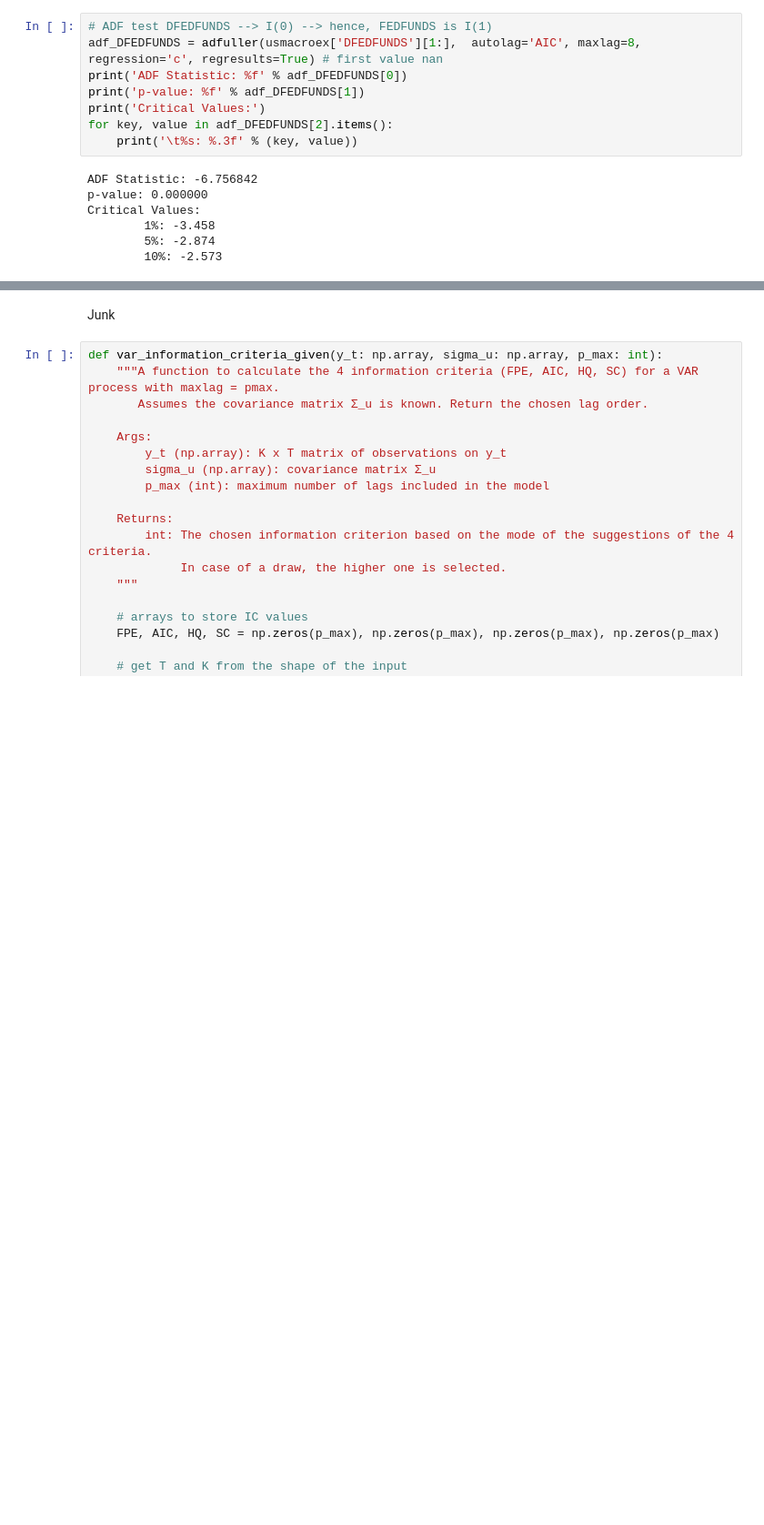
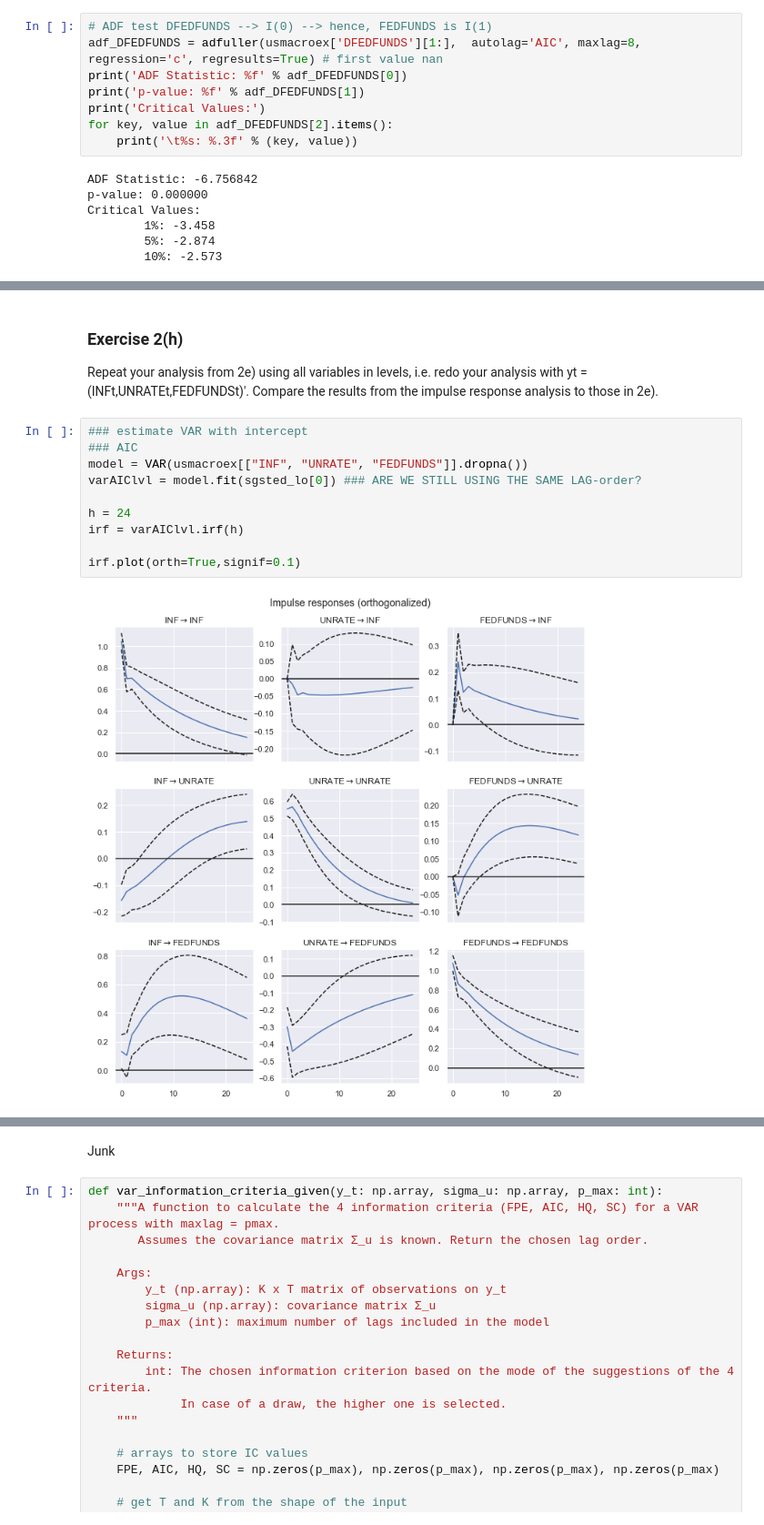
Before and after one commit to jo2hummel/Advanced-Time-Series, a Jupyter notebook: Take Home/Take Home_v0.ipynb, the cells around one changed output, grey strips where cells are left out. Shown at 91% size. Cells and saved outputs as stored; diff of their text form; blank space fills up the shorter version.

```diff
--- a/Take Home/Take Home_v0.ipynb
+++ b/Take Home/Take Home_v0.ipynb
@@ -599,0 +717,15 @@ Exercise 2(i)
+# %% [markdown]
+### Exercise 2(h)
+Repeat your analysis from 2e) using all variables in levels, i.e. redo your analysis with yt = (INFt,UNRATEt,FEDFUNDSt)′. Compare the results from the impulse response analysis to those in 2e).
+# %%
+### estimate VAR with intercept
+### AIC
+model = VAR(usmacroex[["INF", "UNRATE", "FEDFUNDS"]].dropna())
+varAIClvl = model.fit(sgsted_lo[0]) ### ARE WE STILL USING THE SAME LAG-order?
+
+h = 24
+irf = varAIClvl.irf(h)
+
+irf.plot(orth=True,signif=0.1)
+# %% [output]
+[figure, added]
```
Also changed, not shown: parts of 30 cells of this notebook.
